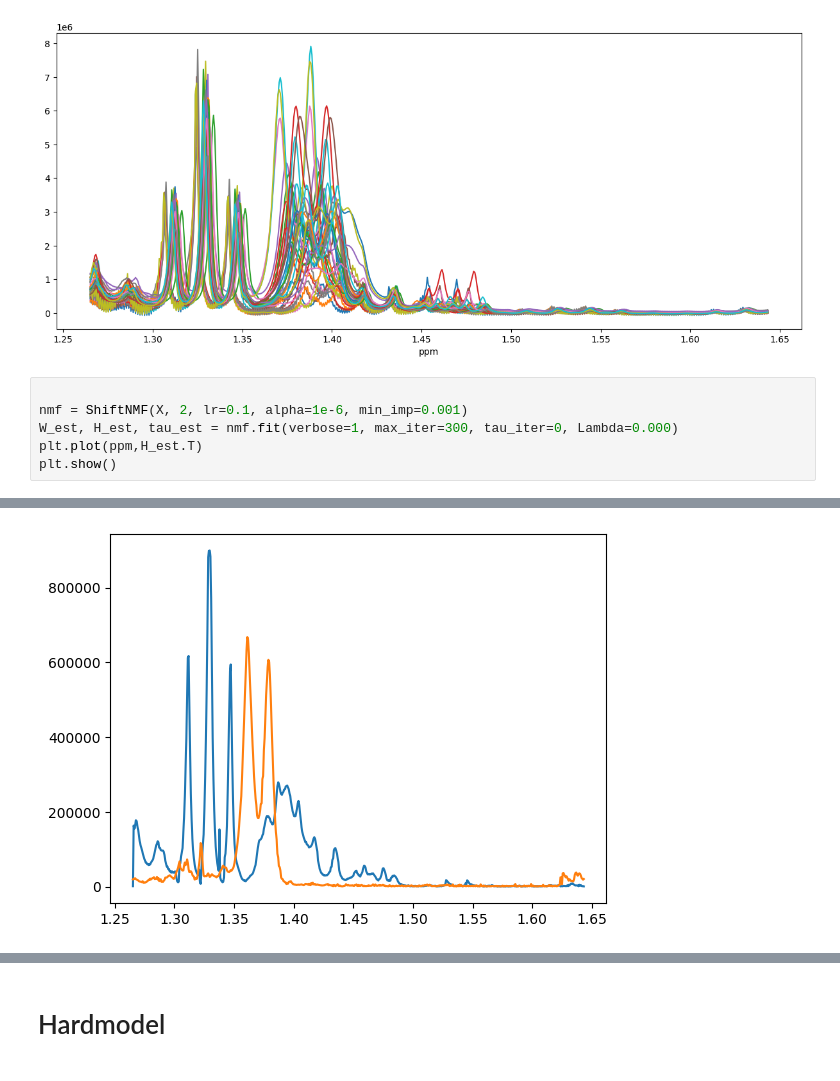
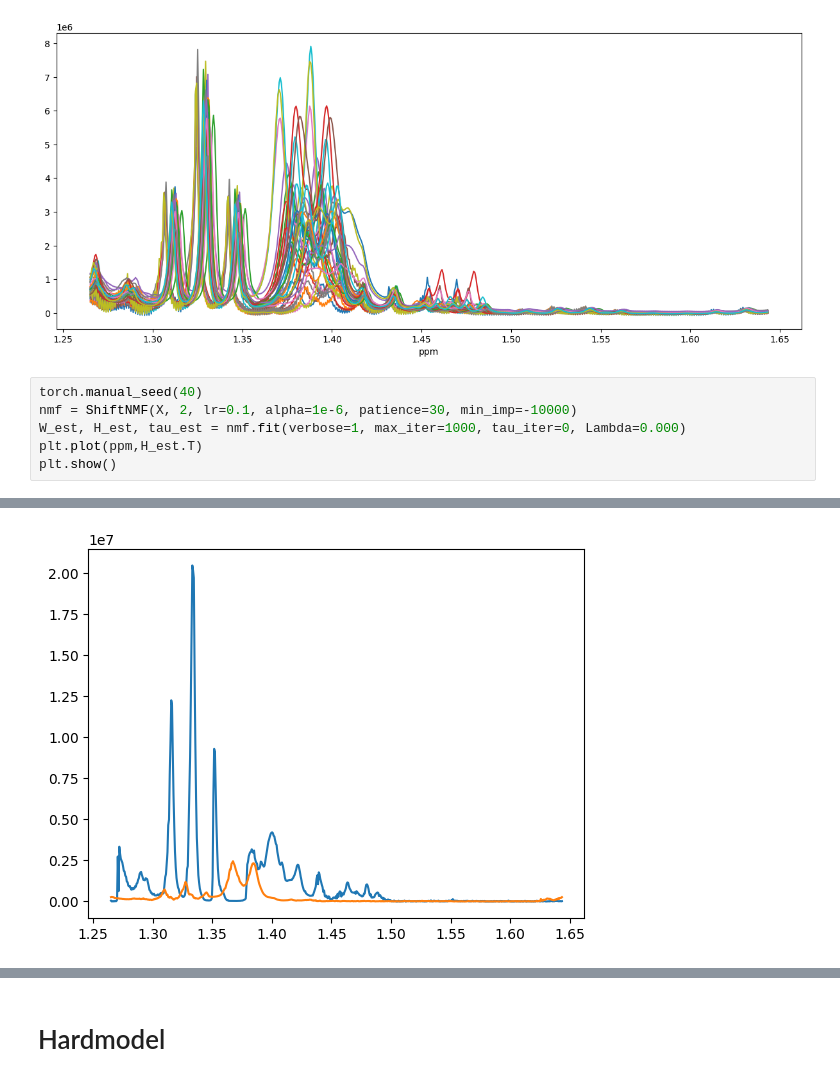
Before and after one commit to LucasEmcken/Bachelorprojekt, a Jupyter notebook: wine_experiment13-16.ipynb, the cells around one changed output, grey strips where cells are left out. Drawn from its saved outputs; the diff is of its cells as text.

```diff
--- a/wine_experiment13-16.ipynb
+++ b/wine_experiment13-16.ipynb
@@ -46,9 +47,9 @@ plt.show()
 1.2644805964802792
 [figure]
 # %%
-
-nmf = ShiftNMF(X, 2, lr=0.1, alpha=1e-6, min_imp=0.001)
-W_est, H_est, tau_est = nmf.fit(verbose=1, max_iter=300, tau_iter=0, Lambda=0.000)
+torch.manual_seed(40)
+nmf = ShiftNMF(X, 2, lr=0.1, alpha=1e-6, patience=30, min_imp=-10000)
+W_est, H_est, tau_est = nmf.fit(verbose=1, max_iter=1000, tau_iter=0, Lambda=0.000)
 plt.plot(ppm,H_est.T)
 plt.show()
 # %% [output]
@@ -56,4 +57,4 @@ epoch: 300, Loss: 0.049843199920299674, Tau: 991.56795026866422
-[figure, old version]
+[figure, new version]
 # %%
 from helpers.plot import *
 gs = gridspec.GridSpec(1, 3, width_ratios=[3, 1, 1])
```
Also changed, not shown: parts of 5 cells of this notebook, 45 other files.
